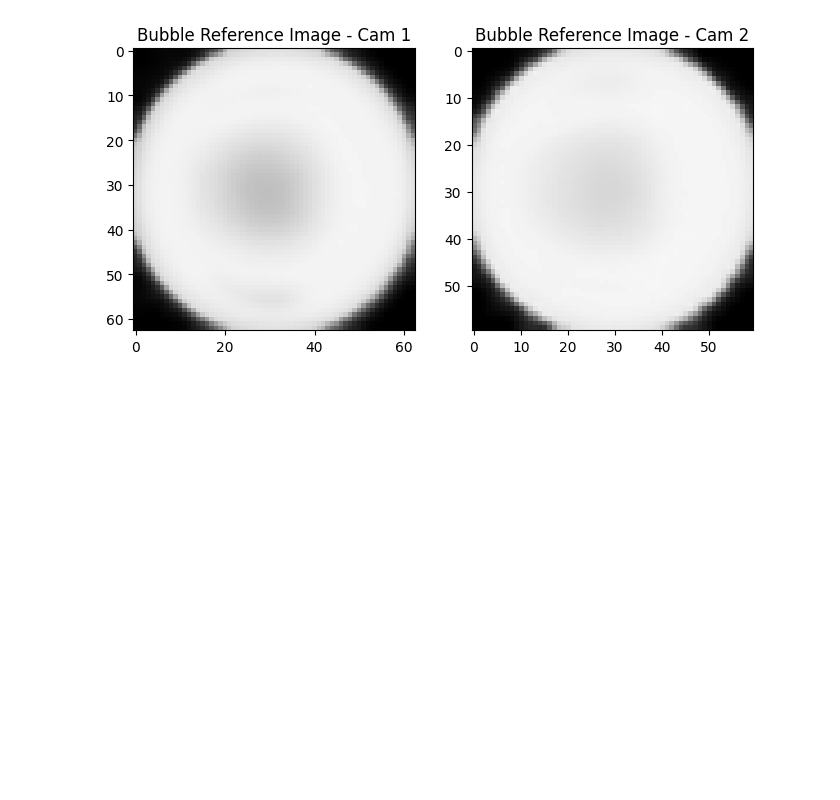
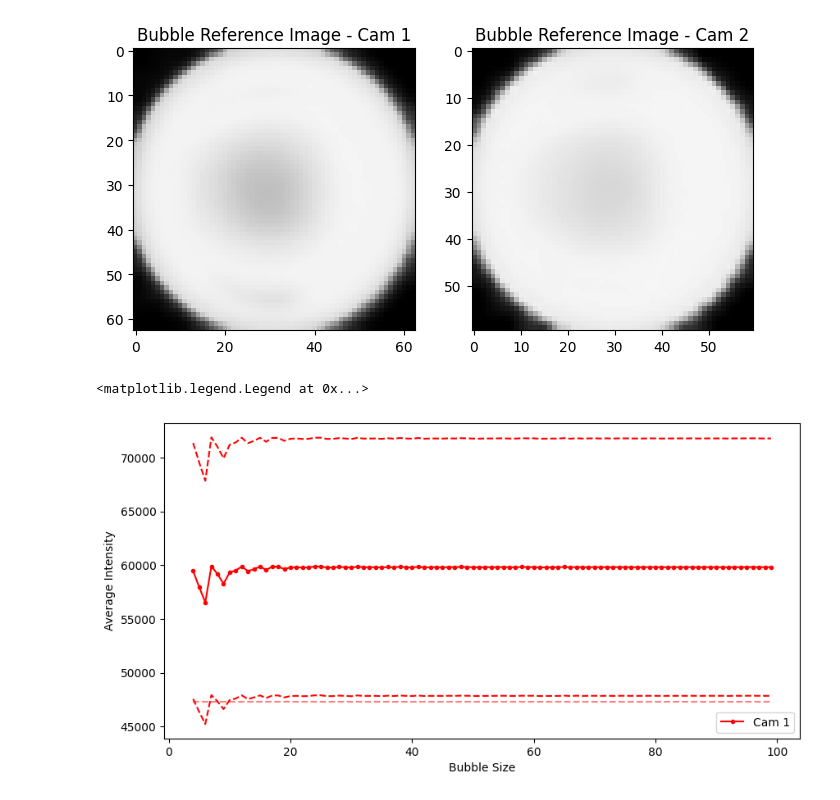
Before and after one commit to JHU-NI-LAB/OpenLPT_GUI, a Jupyter notebook: demo/python/demo_bubble.ipynb, the cells around one changed output. Cells and saved outputs as stored; diff of their text form; code cells hidden in the pictures; blank space fills up the shorter version.

Commit message:
update bubble shake

```diff
--- a/demo/python/demo_bubble.ipynb
+++ b/demo/python/demo_bubble.ipynb
@@ -149,5 +149,46 @@ for cam_id in range(ncam):
     axs[cam_id].set_title(f'Bubble Reference Image - Cam {cam_id + 1}')
 # %% [output]
 [figure]
+# %%
+# test if the average intensity will change when it is resized
+size_range = np.arange(4, 100)
+avg_intensity = np.zeros((len(size_range),2))
+
+# resize ref image
+for i in range(len(size_range)):
+# for i in [0]:
+    img_size = size_range[i]
+    bb_resize = lpt.object.BubbleResize()
+    for cam_id in range(ncam):
+        img_ref = bb_resize.ResizeBubble(img_out[cam_id], img_size, 2**bit_depth-1)
+        img_ref_np = lpt.math.matrix_to_numpy(img_ref)
+        # avg_intensity[i, cam_id] = np.mean(img_ref_np)
+        n_sum = 0
+        for row_id in range(img_size):
+            for col_id in range(img_size):
+                dist = np.sqrt((row_id - (img_size-1)/2)**2 + (col_id - (img_size-1)/2)**2)
+                if dist < img_size/2.:
+                    avg_intensity[i, cam_id] += img_ref_np[row_id, col_id]
+                    n_sum += 1
+        if n_sum > 0:
+            avg_intensity[i, cam_id] /= n_sum
+
+        # plt.figure(figsize=(10, 5))
+        # plt.imshow(img_ref_np, cmap='gray')
+
+plt.figure(figsize=(10, 5))
+color_list = ['r', 'b']
+# for cam_id in range(ncam):
+for cam_id in [0]:
+    plt.plot(size_range, avg_intensity[:, cam_id], color_list[cam_id] + '.-', label='Cam 1')
+    plt.plot(size_range, avg_intensity[:, cam_id]*0.8, color_list[cam_id] + '--', label=None)
+    plt.plot(size_range, avg_intensity[:, cam_id]*1.2, color_list[cam_id] + '--', label=None)
+    plt.plot(size_range, np.mean(img_np_list[cam_id])*np.ones(len(size_range)), color_list[cam_id] + '--', alpha=0.5, label=None)
+plt.xlabel('Bubble Size')
+plt.ylabel('Average Intensity')
+plt.legend()
+# %% [output]
+<matplotlib.legend.Legend at 0x...>
+[figure, added]
 # %%
 cam_id = 0
```
Also changed, not shown: parts of 7 cells of this notebook, 14 other files.
